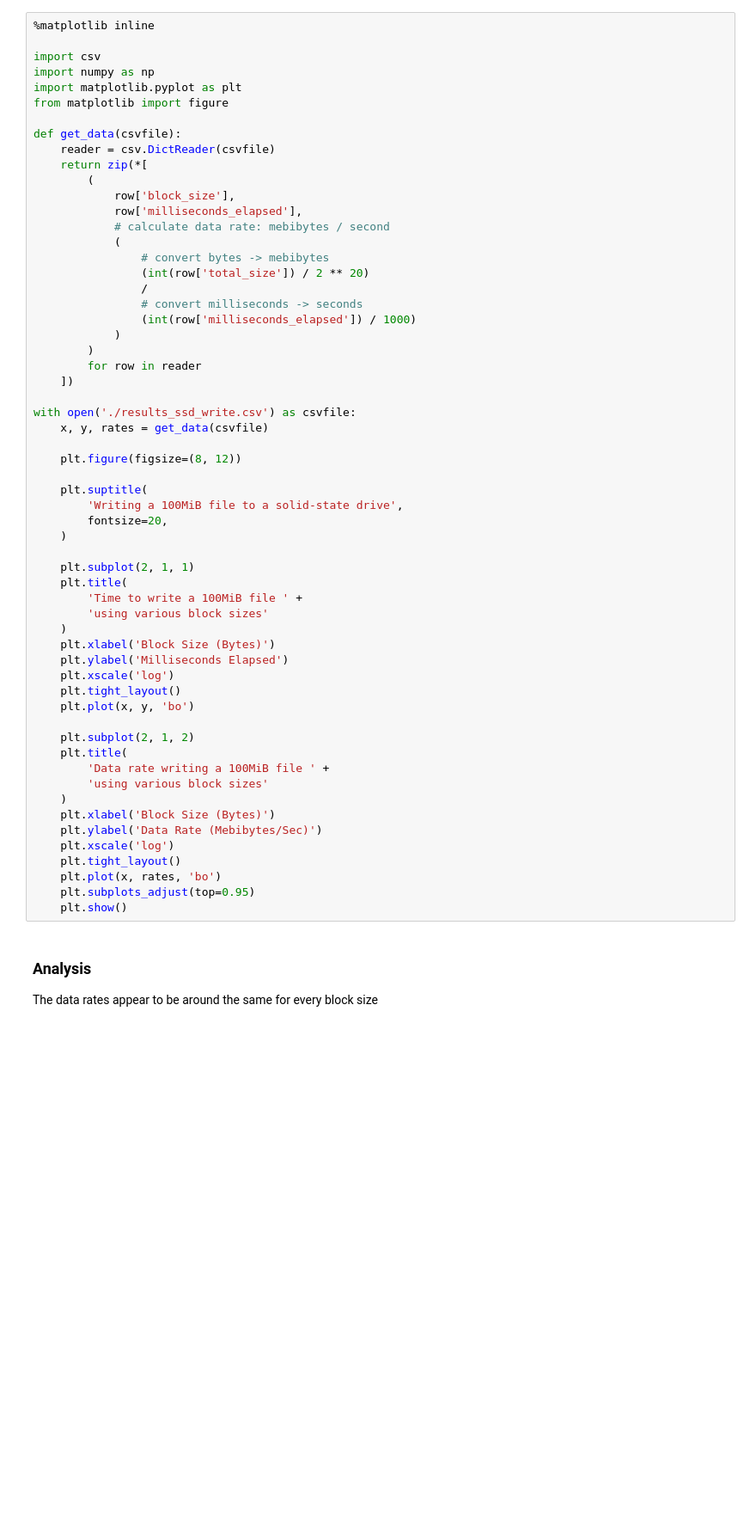
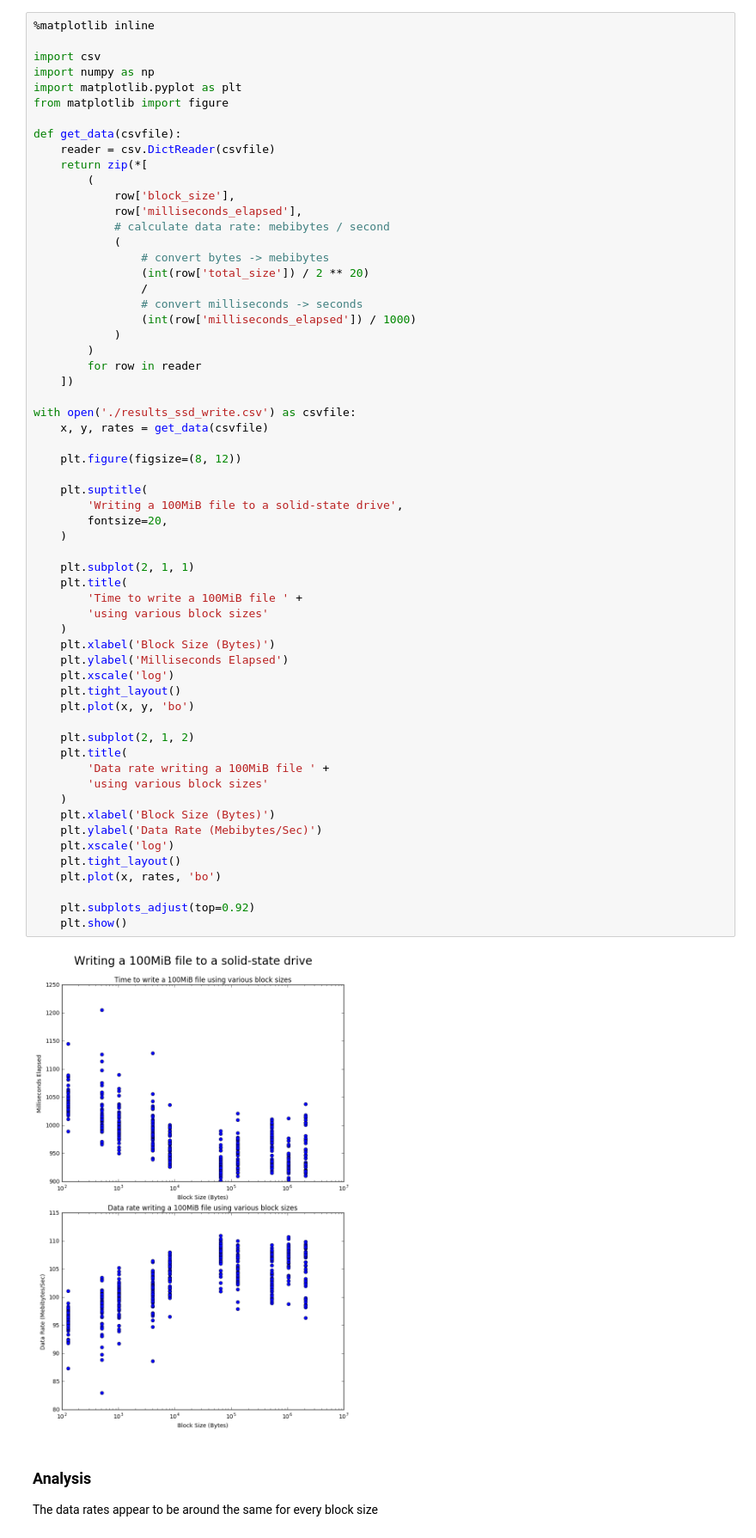
Before and after one commit to elliottsj/csc443-a1, a Jupyter notebook: CSC443 Assignment 1.ipynb, the cells around one changed output. Shown at 86% size. Drawn from its saved outputs; the diff is of its cells as text; blank space fills up the shorter version.

```diff
--- a/CSC443 Assignment 1.ipynb
+++ b/CSC443 Assignment 1.ipynb
@@ -39,34 +39,37 @@ with open('./results_ssd_write.csv') as csvfile:
 
     plt.figure(figsize=(8, 12))
 
     plt.suptitle(
         'Writing a 100MiB file to a solid-state drive',
         fontsize=20,
     )
 
     plt.subplot(2, 1, 1)
     plt.title(
         'Time to write a 100MiB file ' +
         'using various block sizes'
     )
     plt.xlabel('Block Size (Bytes)')
     plt.ylabel('Milliseconds Elapsed')
     plt.xscale('log')
     plt.tight_layout()
     plt.plot(x, y, 'bo')
 
     plt.subplot(2, 1, 2)
     plt.title(
         'Data rate writing a 100MiB file ' +
         'using various block sizes'
     )
     plt.xlabel('Block Size (Bytes)')
     plt.ylabel('Data Rate (Mebibytes/Sec)')
     plt.xscale('log')
     plt.tight_layout()
     plt.plot(x, rates, 'bo')
-    plt.subplots_adjust(top=0.95)
+
+    plt.subplots_adjust(top=0.92)
     plt.show()
+# %% [output]
+[figure, added]
 # %% [markdown]
 ### Analysis
 The data rates appear to be around the same for every block size
```
Also changed, not shown: parts of 3 cells of this notebook, 2 other files.
